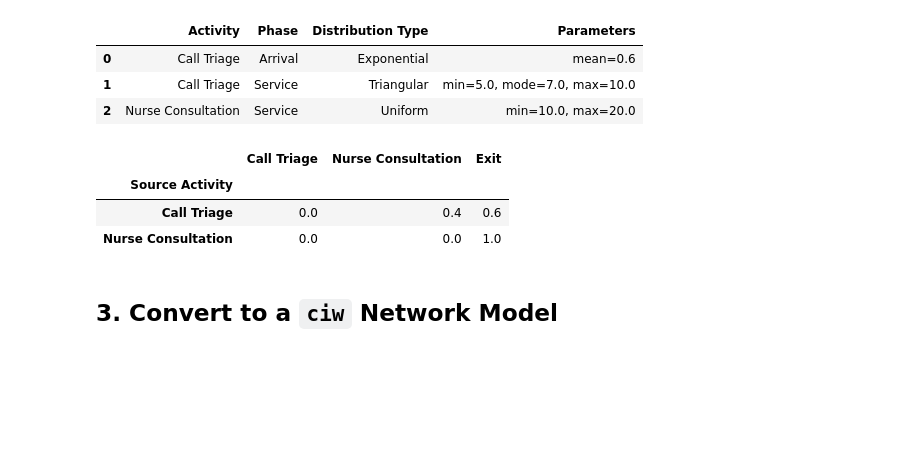
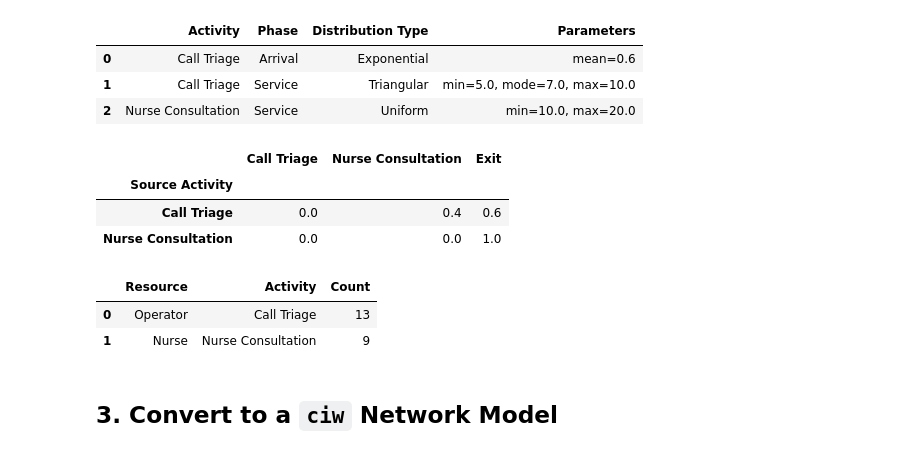
Before and after one commit to sim-agent/json2ciw, a Jupyter notebook: 01_call_centre_example.ipynb, the cells around one changed output. Drawn from its saved outputs; the diff is of its cells as text; code cells hidden in the pictures; blank space fills up the shorter version.

```diff
--- a/01_call_centre_example.ipynb
+++ b/01_call_centre_example.ipynb
@@ -122,6 +120,13 @@ model_instance.get_routing_matrix_df()
 | Source Activity |  |  |  |
 | Call Triage | 0.0 | 0.4 | 0.6 |
 | Nurse Consultation | 0.0 | 0.0 | 1.0 |
+# %%
+# resources included
+model_instance.get_resources_df()
+# %% [output]
+|  | Resource | Activity | Count |
+| 0 | Operator | Call Triage | 13 |
+| 1 | Nurse | Nurse Consultation | 9 |
 # %% [markdown]
 ## 3. Convert to a `ciw` Network Model
 # %%
```
Also changed, not shown: parts of 1 cell of this notebook, 3 other files.
